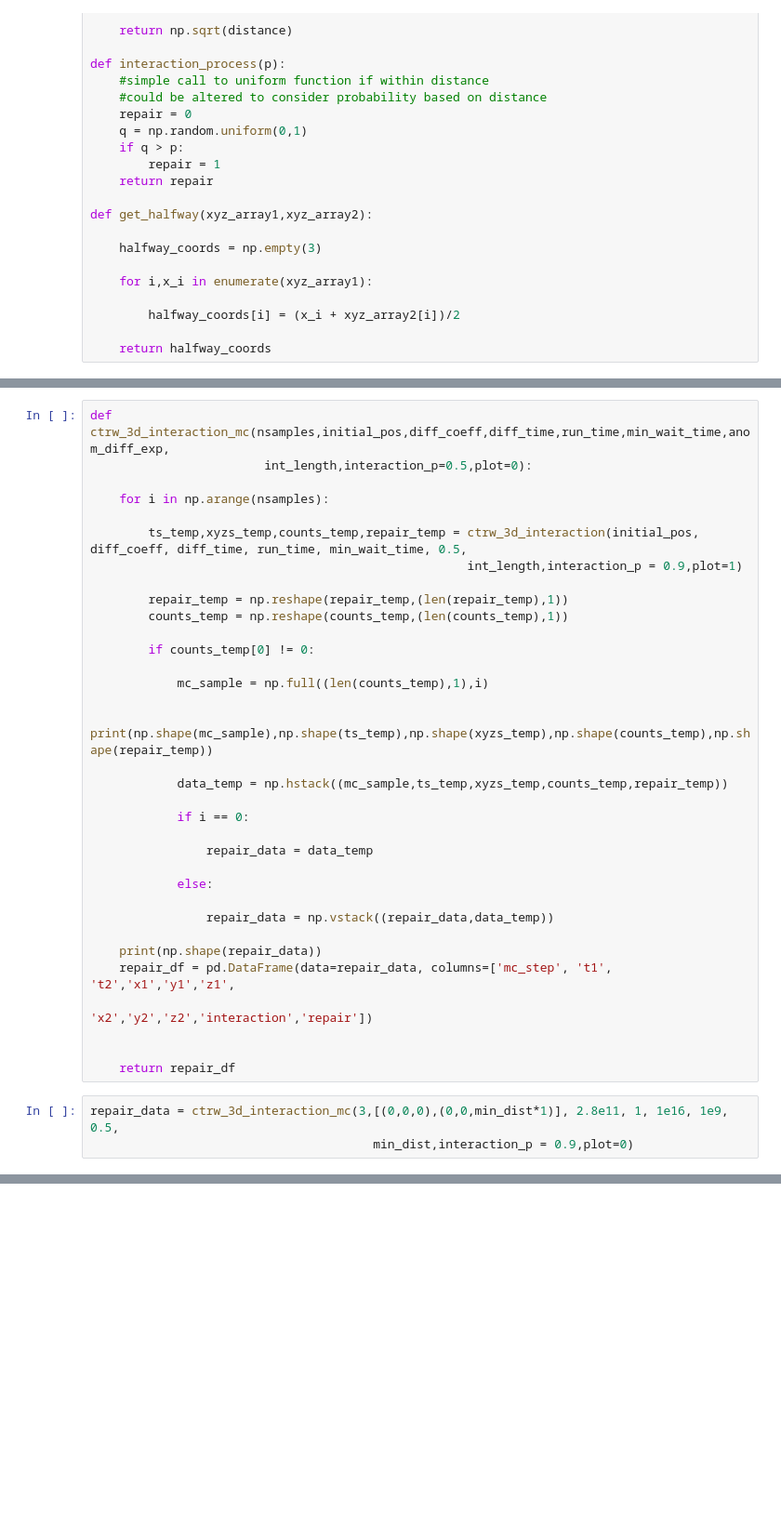
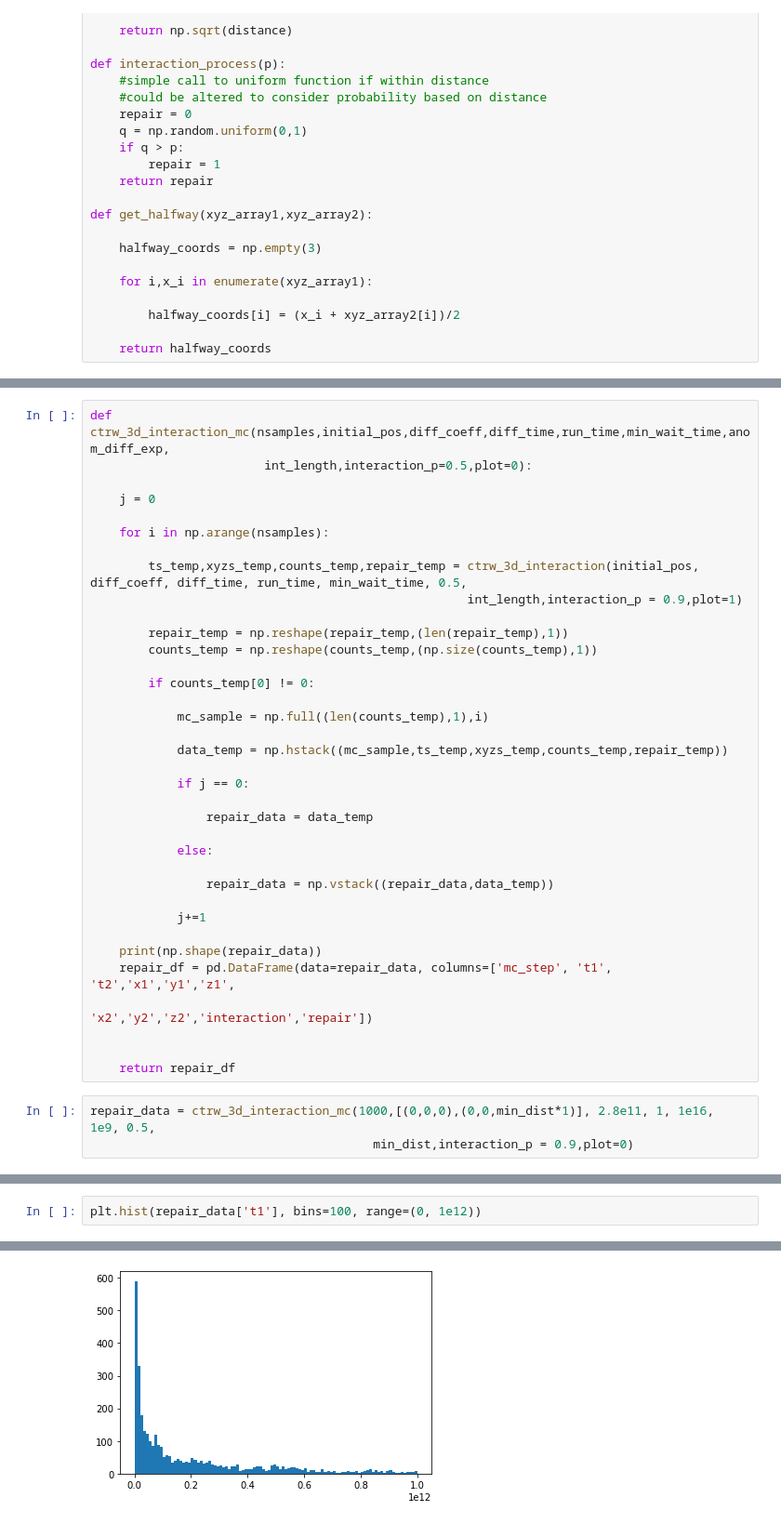
Before and after one commit to MilaJ1/MPhys-Sem-2, a Jupyter notebook: CTRW_with_repair.ipynb, the cells around one changed output, grey strips where cells are left out. Shown: that part at 93% size. Saved outputs shown, nothing was run; the diff lists cells and outputs as text; blank space fills up the shorter version.

```diff
--- a/CTRW_with_repair.ipynb
+++ b/CTRW_with_repair.ipynb
@@ -262,6 +259,8 @@ ts,xyzs,counts,repair = ctrw_3d_interaction([(0,0,0),(0,0,min_dist*1)], 2.8e11,
 # %%
 def ctrw_3d_interaction_mc(nsamples,initial_pos,diff_coeff,diff_time,run_time,min_wait_time,anom_diff_exp,
                         int_length,interaction_p=0.5,plot=0):
+
+    j = 0
 
     for i in np.arange(nsamples):
 
@@ -269,17 +268,15 @@ def ctrw_3d_interaction_mc(nsamples,initial_pos,diff_coeff,diff_time,run_time,mi
                                                     int_length,interaction_p = 0.9,plot=1)
 
         repair_temp = np.reshape(repair_temp,(len(repair_temp),1))
-        counts_temp = np.reshape(counts_temp,(len(counts_temp),1))
+        counts_temp = np.reshape(counts_temp,(np.size(counts_temp),1))
 
         if counts_temp[0] != 0:
 
             mc_sample = np.full((len(counts_temp),1),i)
 
-            print(np.shape(mc_sample),np.shape(ts_temp),np.shape(xyzs_temp),np.shape(counts_temp),np.shape(repair_temp))
-
             data_temp = np.hstack((mc_sample,ts_temp,xyzs_temp,counts_temp,repair_temp))
 
-            if i == 0:
+            if j == 0:
 
                 repair_data = data_temp
 
@@ -287,6 +284,8 @@ def ctrw_3d_interaction_mc(nsamples,initial_pos,diff_coeff,diff_time,run_time,mi
 
                 repair_data = np.vstack((repair_data,data_temp))
 
+            j+=1
+
     print(np.shape(repair_data))
     repair_df = pd.DataFrame(data=repair_data, columns=['mc_step', 't1', 't2','x1','y1','z1',
                                                         'x2','y2','z2','interaction','repair'])
@@ -294,6 +293,6 @@ def ctrw_3d_interaction_mc(nsamples,initial_pos,diff_coeff,diff_time,run_time,mi
 
     return repair_df
 # %%
-repair_data = ctrw_3d_interaction_mc(3,[(0,0,0),(0,0,min_dist*1)], 2.8e11, 1, 1e16, 1e9, 0.5,
+repair_data = ctrw_3d_interaction_mc(1000,[(0,0,0),(0,0,min_dist*1)], 2.8e11, 1, 1e16, 1e9, 0.5,
                                        min_dist,interaction_p = 0.9,plot=0)
 # %% [output]
@@ -326,0 +300,3 @@ repair_data
+# %%
+plt.hist(repair_data['t1'], bins=100, range=(0, 1e12))
+# %% [output]
@@ -326,0 +320 @@ repair_data
+[figure, added]
```
Also changed, not shown: parts of 12 cells of this notebook.
